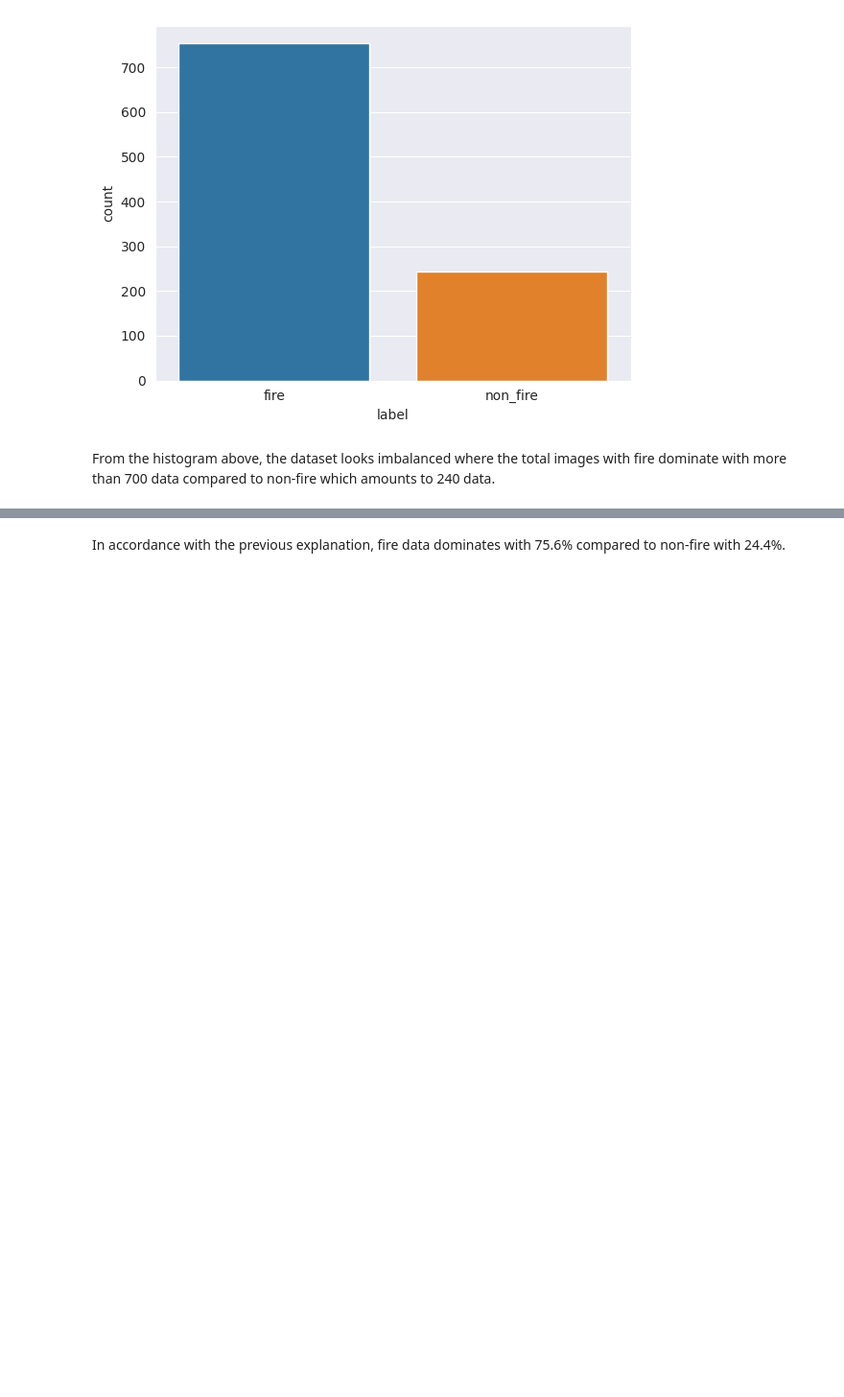
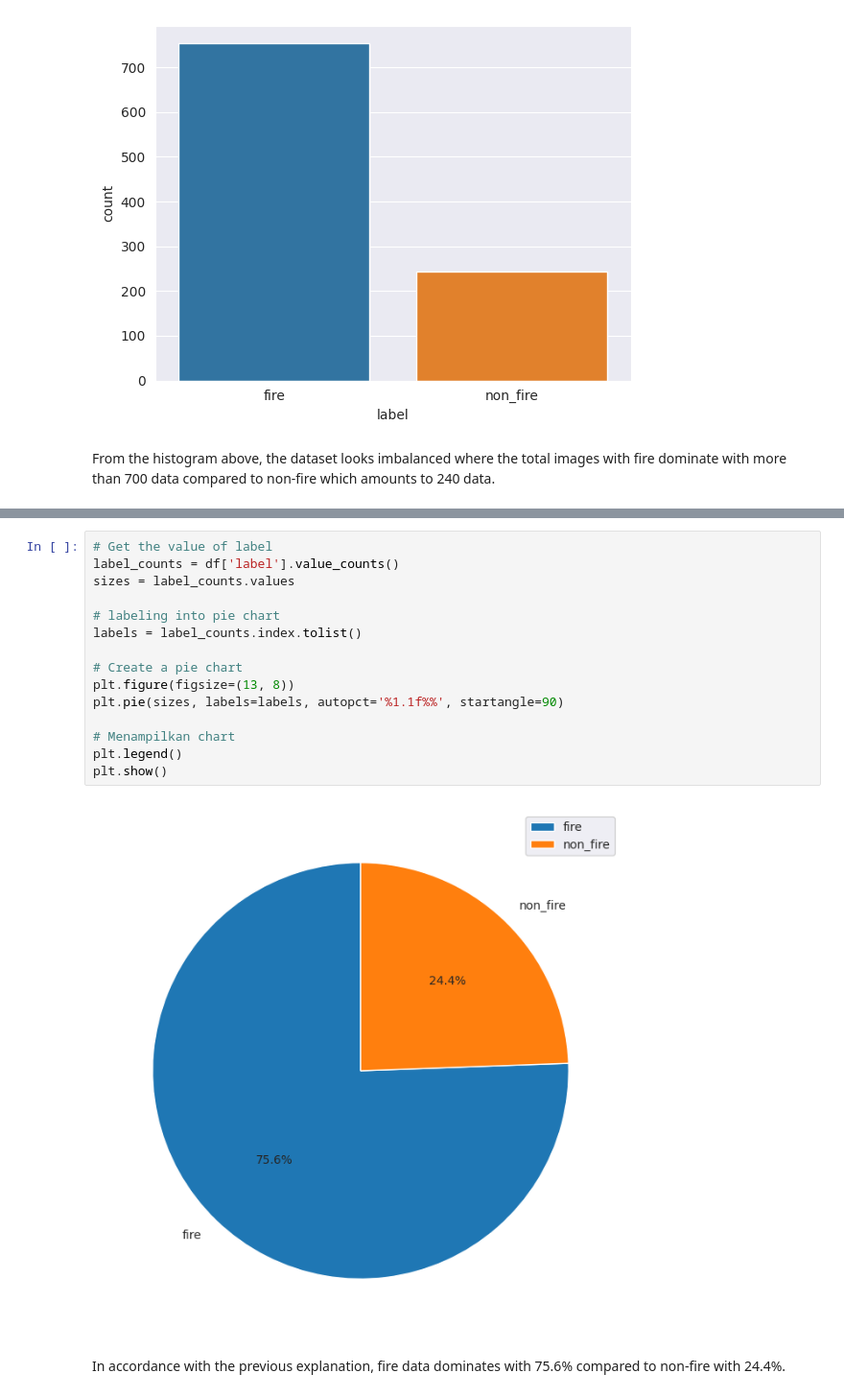
Before and after one commit to andik-alfauzi/Phase2-FTDS, a Jupyter notebook: Milestone/p2---ftds-018-rmt---m2-andik-alfauzi/h8dsft_P2M2_Andik_Al_Fauzi.ipynb, the cells around one changed output, grey strips where cells are left out. Shown at 96% size. Drawn from its saved outputs; the diff is of its cells as text; blank space fills up the shorter version.

```diff
--- a/Milestone/p2---ftds-018-rmt---m2-andik-alfauzi/h8dsft_P2M2_Andik_Al_Fauzi.ipynb
+++ b/Milestone/p2---ftds-018-rmt---m2-andik-alfauzi/h8dsft_P2M2_Andik_Al_Fauzi.ipynb
@@ -162,3 +164,20 @@ fig.add_trace(go.Pie(values=df['label'].value_counts().to_numpy(),
+# %%
+# Get the value of label
+label_counts = df['label'].value_counts()
+sizes = label_counts.values
+
+# labeling into pie chart
+labels = label_counts.index.tolist()
+
+# Create a pie chart
+plt.figure(figsize=(13, 8))
+plt.pie(sizes, labels=labels, autopct='%1.1f%%', startangle=90)
+
+# Menampilkan chart
+plt.legend()
+plt.show()
+# %% [output]
+[figure, added]
 # %% [markdown]
 In accordance with the previous explanation, fire data dominates with 75.6% compared to non-fire with 24.4%.
 # %%
```
Also changed, not shown: parts of 14 cells of this notebook.
